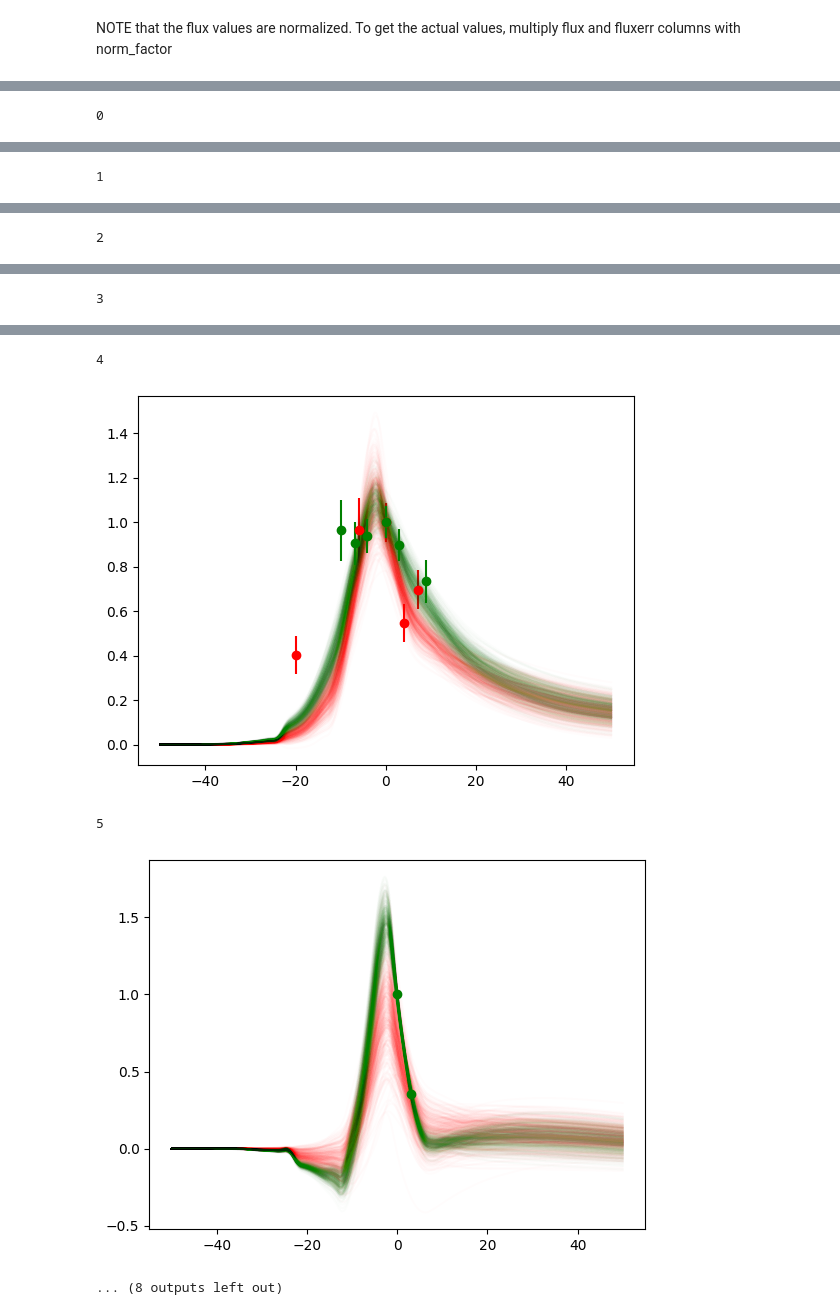
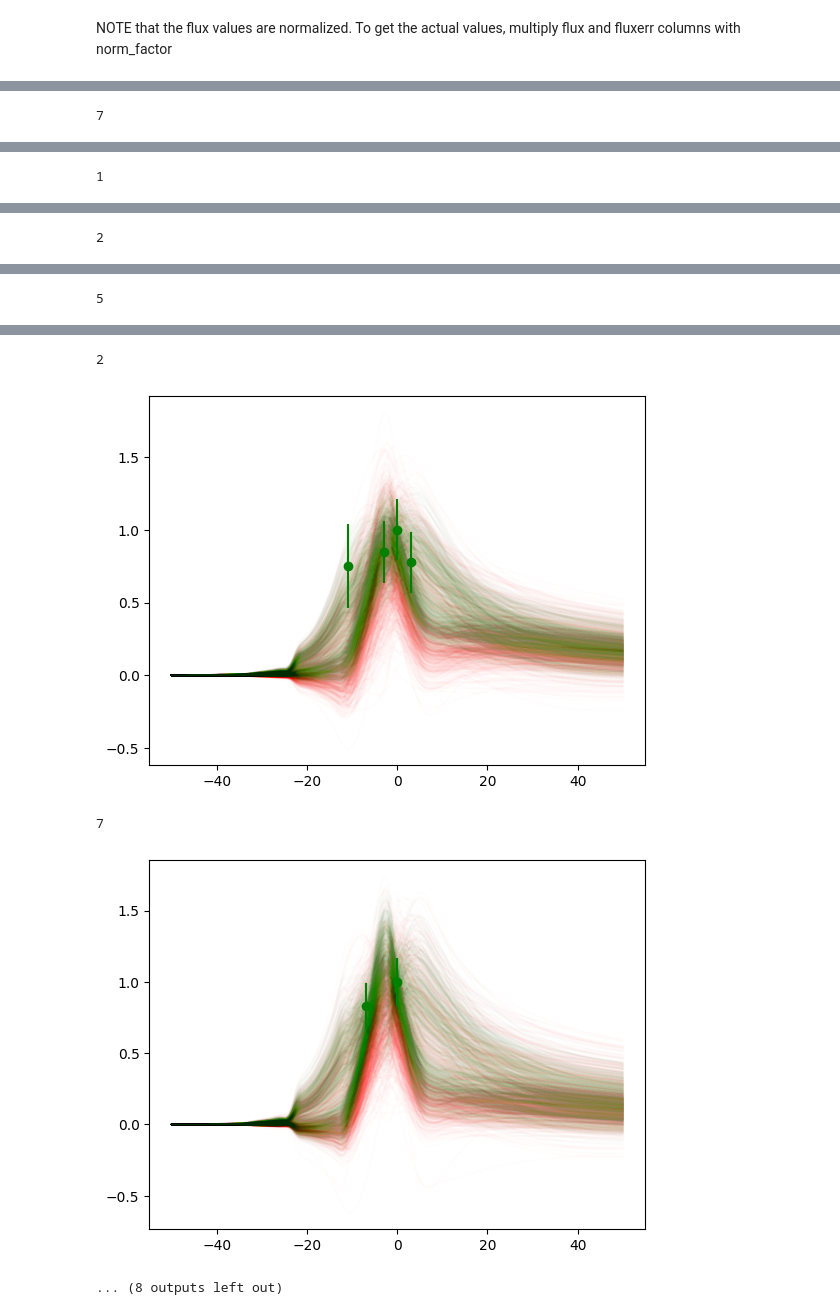
Before and after one commit to b-biswas/ltcurveMCMC, a Jupyter notebook: notebooks/ZTF_mcmc_pcs.ipynb, the cells around one changed output, grey strips where cells are left out. Drawn from its saved outputs; the diff is of its cells as text; code cells hidden in the pictures.

```diff
--- a/notebooks/ZTF_mcmc_pcs.ipynb
+++ b/notebooks/ZTF_mcmc_pcs.ipynb
@@ -121,8 +121,11 @@ from lcmcmc.parametric_fits import parametric_fn_pcs
 NOTE that the flux values are normalized.
 To get the actual values, multiply flux and fluxerr columns with norm_factor
 # %%
-mu = np.load(os.path.join(get_data_dir_path(), "mu.npy"))
-scale = np.load(os.path.join(get_data_dir_path(), "scale.npy"))
+mu_kn = np.load(os.path.join(get_data_dir_path(), "mu_kn.npy"))
+scale_kn = np.load(os.path.join(get_data_dir_path(), "scale_kn.npy"))
+
+mu_non_kn = np.load(os.path.join(get_data_dir_path(), "mu_non_kn.npy"))
+scale_non_kn = np.load(os.path.join(get_data_dir_path(), "scale_non_kn.npy"))
 # %%
 index = np.zeros((len(new_object_df), 2), dtype=np.int32)
 
@@ -134,7 +137,7 @@ x_range = jnp.asarray(new_object_df["time"])
 observed_value = jnp.array(np.asarray(new_object_df["flux"]), dtype=jnp.float32)
 observed_sigma = jnp.array(np.asarray(new_object_df["fluxerr"]), dtype=jnp.float32)
 
-jd = jd_model_pcs(index, x_range, pcs, mu, scale)
+jd = jd_model_pcs(index, x_range, pcs, mu_kn, scale_kn, mu_non_kn, scale_non_kn)
 # %%
 x_range
 # %% [output]
@@ -200,7 +194,8 @@ run_mcmc = jax.jit(
         n_chains=4,
         seed=seed,
         sigma=observed_sigma,
-        obs=observed_value,
+        obs_kn=observed_value,
+        obs_non_kn=observed_value
     )
 )
 
@@ -211,15 +210,23 @@ import matplotlib.pyplot as plt
 # %%
 colors = ['r', 'g']
-for event_num in range(len(index)):
+num_plot=10
+for event_num in np.random.randint(0, np.max(index[:, 0]), size=num_plot):
     print(event_num)
     plt.figure()
     object_df = new_object_df[new_object_df['object_index']==event_num]
     for band in range(2):
         for sample_no in range(100):
             for chain_num in range(4):
-                c1 = mcmc_samples.coeffs[sample_no, chain_num, event_num, 0 + band*3]
-                c2 = mcmc_samples.coeffs[sample_no, chain_num, event_num, 1 + band*3]
-                c3 = mcmc_samples.coeffs[sample_no, chain_num, event_num, 2 + band*3]
+                c1 = mcmc_samples.coeffs_kn[sample_no, chain_num, event_num, 0 + band*3]
+                c2 = mcmc_samples.coeffs_kn[sample_no, chain_num, event_num, 1 + band*3]
+                c3 = mcmc_samples.coeffs_kn[sample_no, chain_num, event_num, 2 + band*3]
+
+                predictions = parametric_fn_pcs(c1, c2, c3, pcs, np.arange(0,401, 1))
+                plt.plot(np.arange(-50, 50.25, .25), predictions, alpha=.01, color=colors[band])
+
+                c1 = mcmc_samples.coeffs_non_kn[sample_no, chain_num, event_num, 0 + band*3]
+                c2 = mcmc_samples.coeffs_non_kn[sample_no, chain_num, event_num, 1 + band*3]
+                c3 = mcmc_samples.coeffs_non_kn[sample_no, chain_num, event_num, 2 + band*3]
 
                 predictions = parametric_fn_pcs(c1, c2, c3, pcs, np.arange(0,401, 1))
                 plt.plot(np.arange(-50, 50.25, .25), predictions, alpha=.01, color=colors[band])
@@ -228,9 +235,7 @@ for event_num in range(len(index)):
         band_df = object_df[object_df['band_index']==band]
         plt.errorbar(band_df["time"], band_df["flux"], yerr=band_df["fluxerr"], fmt="o", color=colors[band])
 
-    if event_num==9:
-        break
 
     plt.show()
 # %% [output]
-0
+7
@@ -242 +247 @@ for event_num in range(len(index)):
-3
+5
@@ -244,5 +249,5 @@ for event_num in range(len(index)):
-4
+2
-[figure, old version]
+[figure, new version]
-5
+7
-[figure, old version]
+[figure, new version]
 ... (8 outputs left out)
```
Also changed, not shown: parts of 8 cells of this notebook, 6 other files.
